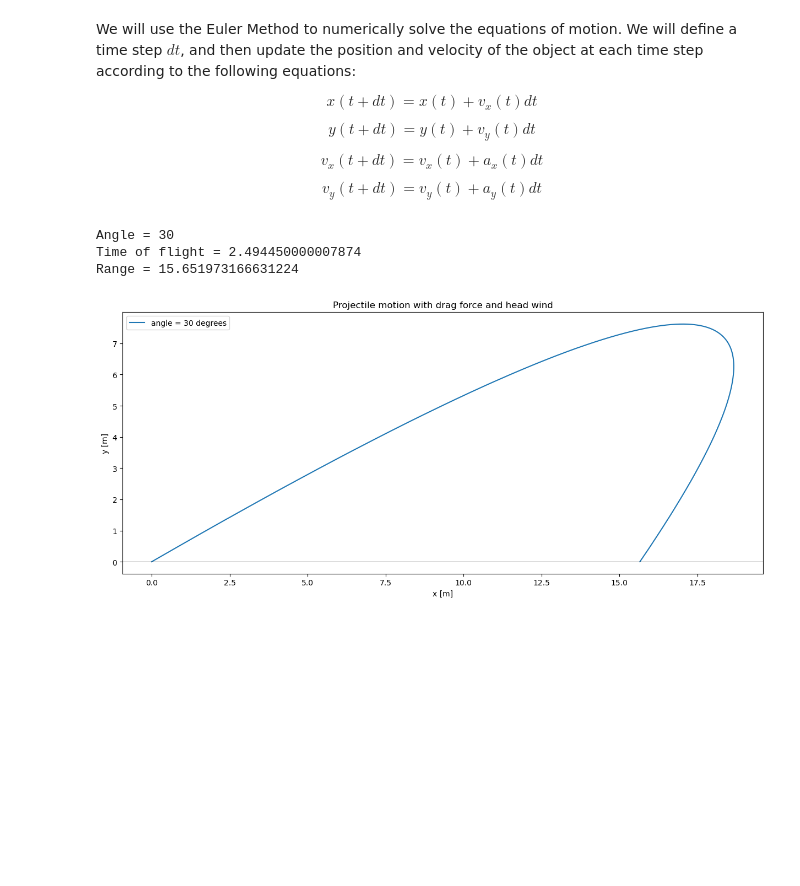
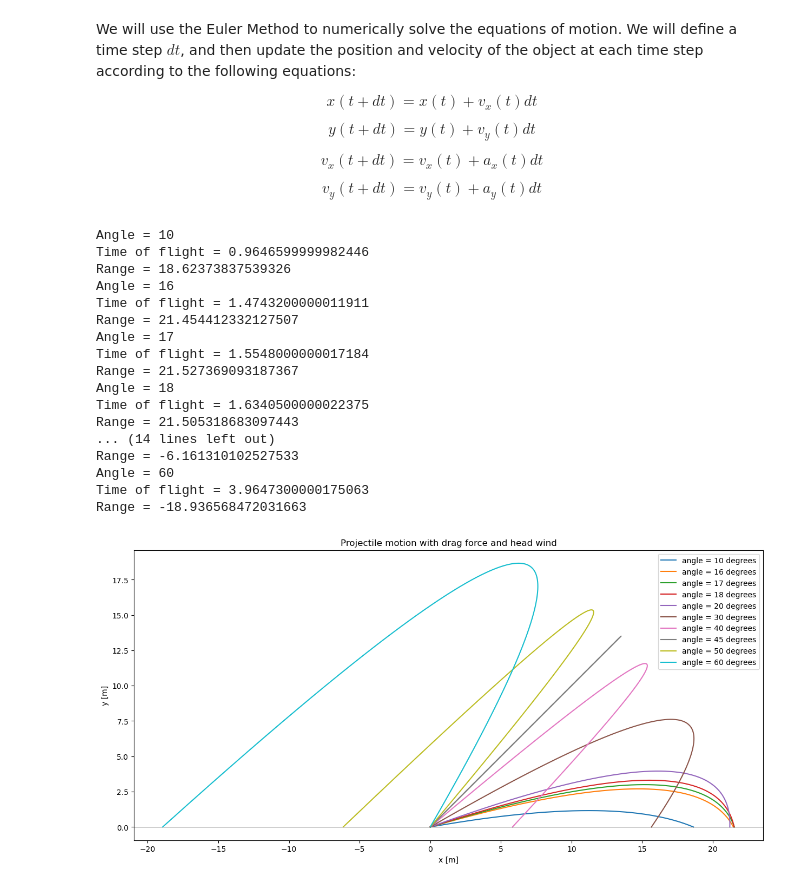
Before and after one commit to brash99/phys340, a Jupyter notebook: JupyterNotebooks/PartI_Vectors/projectile.ipynb, the cells around one changed output. Saved outputs shown, nothing was run; the diff lists cells and outputs as text; code cells hidden in the pictures; blank space fills up the shorter version.

```diff
--- a/JupyterNotebooks/PartI_Vectors/projectile.ipynb
+++ b/JupyterNotebooks/PartI_Vectors/projectile.ipynb
@@ -98,9 +98,9 @@ $$
 dt = 0.00001
 npts = 500000
 
-angles = [30]
+#angles = [20]
 
-#angles = [10, 16, 17, 18, 20, 30, 44.437, 50, 60]
+angles = [10, 16, 17, 18, 20, 30, 40, 45, 50, 60]
 #angles = [16.8, 16.9, 17.0, 17.1, 17.2]
 #angles = [44.42, 44.43, 44.437, 44.44, 44.45]
 #angles = np.linspace(16.8,17.2,10)
@@ -155,34 +155,48 @@ for i in range(len(angles)):
         # update velocity
         vx[t] = vx[t-1] + ax[t-1]*dt
         vy[t] = vy[t-1] + ay[t-1]*dt
 
         # update acceleration
         ax[t], ay[t] = a(vx[t], vy[t])
 
         # check if the projectile hits the ground
         if y[t] < 0.0:
             print('Angle =', angles[i])
             print('Time of flight =', time[t])
             print('Range =', x[t])
             break
 
     # Plot the results
 
     axis.plot(x[:t], y[:t], label='angle = '+str(angles[i])+' degrees')
     axis.set_aspect('equal')
     axis.set_xlabel('x [m]')
     axis.set_ylabel('y [m]')
     axis.set_title('Projectile motion with drag force and head wind')
 
     # draw horizontal line (ground)
     axis.axhline(0, color='black', lw=0.5)
 
 axis.legend()
 #axis.set_xlim(21.585,21.590)
 #axis.set_ylim(0,0.02)
 plt.show()
 # %% [output]
-Angle = 30
-Time of flight = 2.494450000007874
-Range = 15.651973166631224
+Angle = 10
+Time of flight = 0.9646599999982446
+Range = 18.62373837539326
+Angle = 16
+Time of flight = 1.4743200000011911
+Range = 21.454412332127507
+Angle = 17
+Time of flight = 1.5548000000017184
+Range = 21.527369093187367
+Angle = 18
+Time of flight = 1.6340500000022375
+Range = 21.505318683097443
+... (14 lines left out)
+Range = -6.161310102527533
+Angle = 60
+Time of flight = 3.9647300000175063
+Range = -18.936568472031663
-[figure, old version]
+[figure, new version]
```
